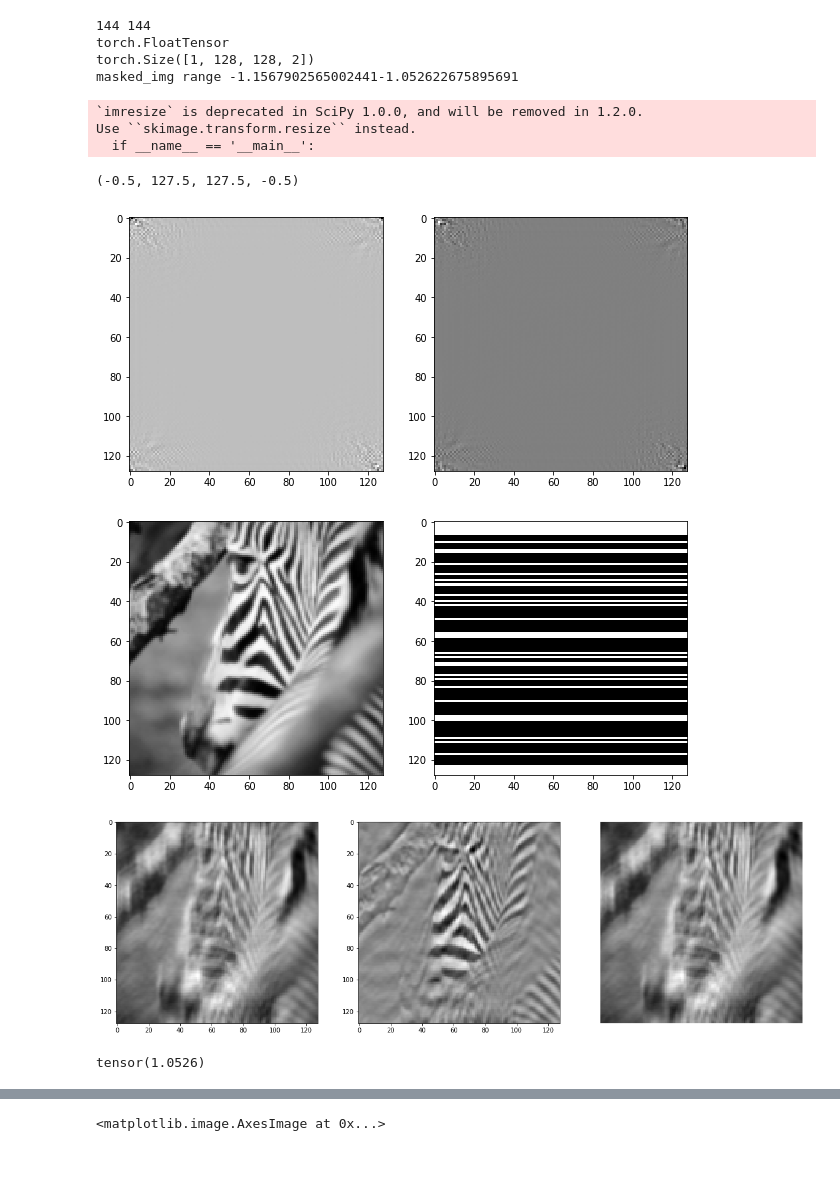
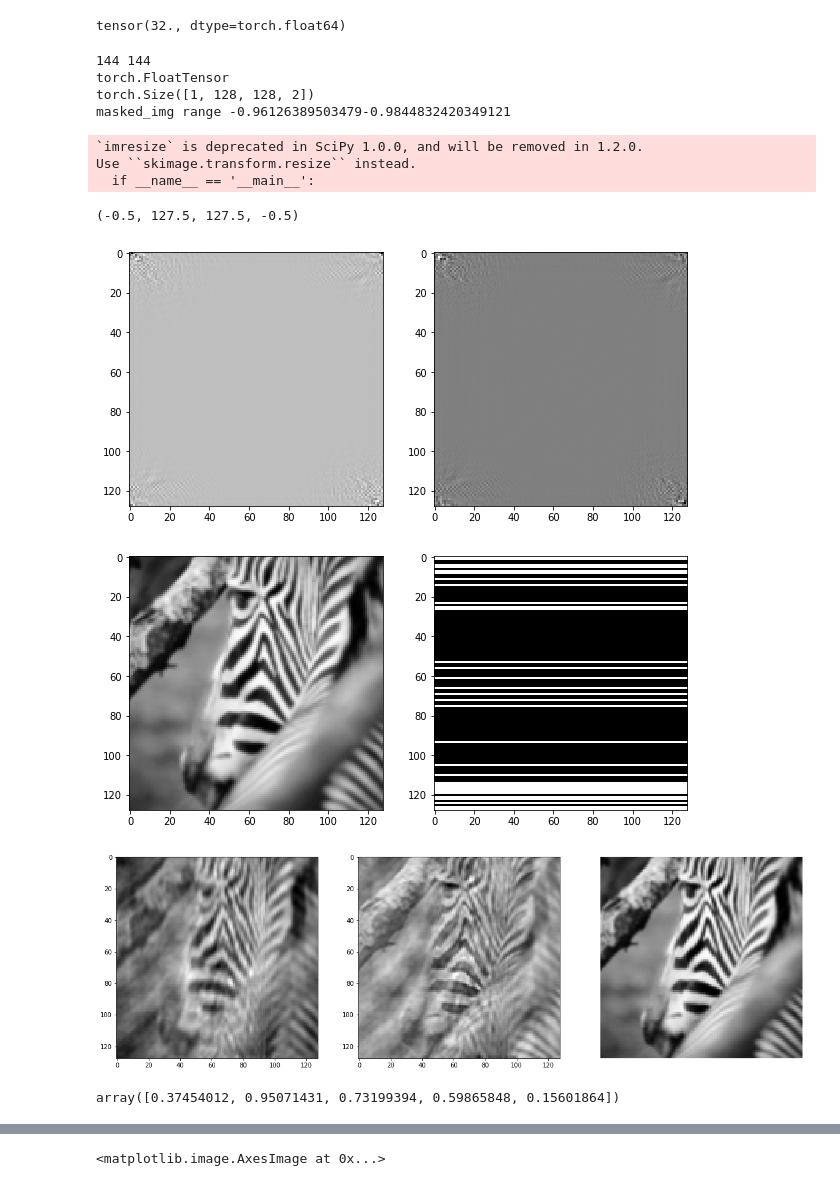
Before and after one commit to facebookresearch/active-mri-acquisition, a Jupyter notebook: small_tests.ipynb, the cells around one changed output, grey strips where cells are left out. Saved outputs shown, nothing was run; the diff lists cells and outputs as text; code cells hidden in the pictures.

```diff
--- a/small_tests.ipynb
+++ b/small_tests.ipynb
@@ -80,3 +152,8 @@ def gen_kspace_mask(shape, ratio=0.25, mask_low_freqs = 5):
+# %%
+mask_fft = cartesian_mask((1,128,128), 4).view(1,128,128,1).expand(1,128,128,2)
+mask_fft[0,:,0,0].sum()
+# %% [output]
+tensor(32., dtype=torch.float64)
 # %%
 import torch
 from scipy.ndimage import gaussian_filter
@@ -92,10 +169,10 @@ h, w = 128, 128
 im_tensor = torch.from_numpy(gim).float()
 im_tensor.mul_(2).add_(-1)
 im_tensor.clamp_(-1,1)
-# mask = build_mask((1,h,w,2), 4, subsampling_type='lf_focused', center_fraction=0.2).astype(np.float32)
-# print('mask size', mask.shape)
 
-mask_fft = gen_kspace_mask([h,w], 0.2)
+# mask_fft = build_mask((1,h,w,2))# print('mask size', mask.shape)
+# mask_fft = gen_kspace_mask([h,w], 0.2, 5)
+mask_fft = cartesian_mask((1,128,128), 4, centred=False).view(1,128,128,1).expand(1,128,128,2)
 mask = mask_fft.float().numpy()
 
 d = torch.rfft(im_tensor.view(1,h,w), 2, onesided=False, normalized=True)
@@ -123,42 +200,44 @@ masked_imgf = torch.ifft(masked_mask_tensor, 2, normalized=True)
 masked_img = masked_imgf[:,:,:,0]
 
 print('masked_img range {}-{}'.format(masked_img.min(), masked_img.max()))
 # print(masked_img.shape)
 # masked_img = torch.fFloatTensor(gaussian_filter(masked_img.data, sigma=0.4)) # apply
-inv_masked_imgf = torch.ifft(inv_masked_mask_tensor, 2)
+inv_masked_imgf = torch.ifft(inv_masked_mask_tensor, 2, normalized=True)
 inv_masked_img = inv_masked_imgf[:,:,:,0]
 plt.figure(figsize=(20,50))
 plt.subplot(131)
 plt.imshow(masked_img[0], cmap='gray')
 plt.subplot(132)
 plt.imshow(inv_masked_img[0], cmap='gray')
 plt.subplot(133)
-plt.imshow(masked_img[0]  + inv_masked_img[0], cmap='gray')
+plt.imshow((masked_img+inv_masked_img)[0], cmap='gray')
 
 plt.axis('off')
 
 
 # merge = masked_imgf[0]  + inv_masked_imgf[0]
 # plt.figure(figsize=(10,10))
 
 # _fft_masked_img = torch.fft(masked_imgf,2)
 # plt.imshow(_fft_masked_img[0,:,:,0], cmap='gray')
 # %% [output]
 144 144
 torch.FloatTensor
 torch.Size([1, 128, 128, 2])
-masked_img range -1.1567902565002441-1.052622675895691
+masked_img range -0.96126389503479-0.9844832420349121
 `imresize` is deprecated in SciPy 1.0.0, and will be removed in 1.2.0.
 Use ``skimage.transform.resize`` instead.
   if __name__ == '__main__':
 (-0.5, 127.5, 127.5, -0.5)
 [figure]
-[figure, old version]
+[figure, new version]
-[figure, old version]
+[figure, new version]
-# %%
-masked_imgf.max()
-# %% [output]
-tensor(1.0526)
+# %%
+import numpy as np
+np.random.seed(42)
+np.random.rand(5)
+# %% [output]
+array([0.37454012, 0.95071431, 0.73199394, 0.59865848, 0.15601864])
 # %%
 kspace.shape
 # %% [output]
```
Also changed, not shown: parts of 3 cells of this notebook, 13 other files.
